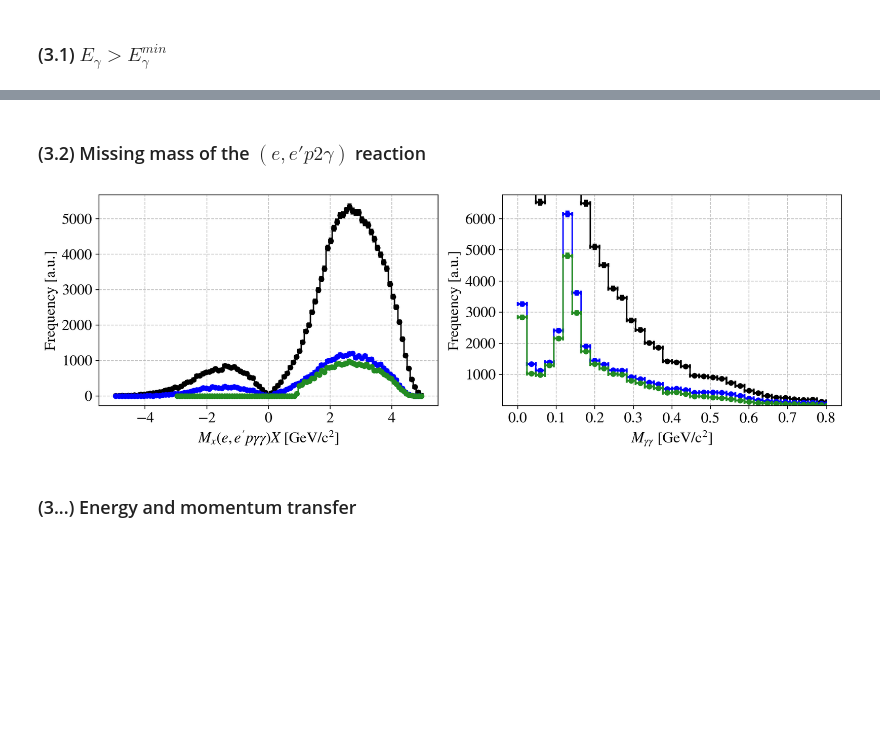
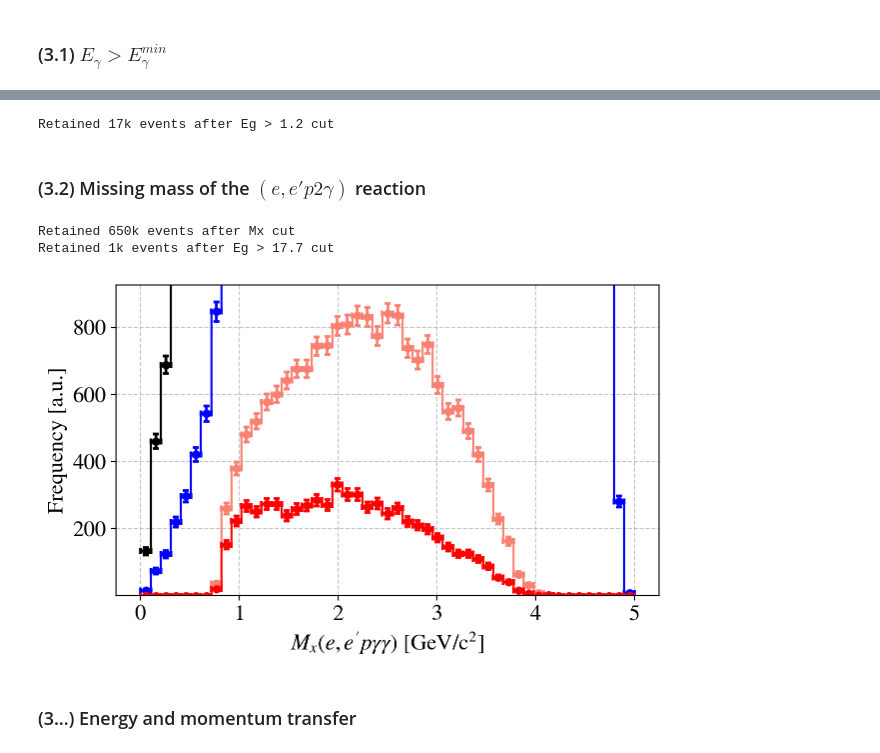
Before and after one commit to erezcoh4/CLAS12_BranchingRatios_Analysis, a Jupyter notebook: PythonAnalysis/InvariantMass_2gammas/FirstLookAtInvariantMass.ipynb, the cells around one changed output, grey strips where cells are left out. Drawn from its saved outputs; the diff is of its cells as text; code cells hidden in the pictures; blank space fills up the shorter version.

```diff
--- a/PythonAnalysis/InvariantMass_2gammas/FirstLookAtInvariantMass.ipynb
+++ b/PythonAnalysis/InvariantMass_2gammas/FirstLookAtInvariantMass.ipynb
@@ -112,5 +124,5 @@ plt.bar(Mx[idx_v_min:-1], h_after_cuts[idx_v_min:-1], color='forestgreen', width
 # %%
-beta_min, beta_max = 0.9,1.1
+Mx_min = 0.939
 data_after_Mx_cuts = data_after_cuts[ Mx_min < data_after_cuts["M_x_deep2g"]]
 print('Retained %dk events after Mx cut'%(len(data_after_Mx_cuts)/1000))
 # %% [output]
@@ -144,8 +165,8 @@ set_axes(ax,'$M_{\gamma\gamma}$ [GeV/c$^2$]','Frequency [a.u.]',fontsize=16,do_a
 # %% [markdown]
 ### (3.1) $E_\gamma > E_\gamma^{min}$
 # %%
-bins_Mgg=np.linspace(0,0.8,35)
-Eg_min = 1.0
+bins_Mgg=np.linspace(0,0.8,50)
+Eg_min = 0.6
 
 x = data_after_Mx_cuts["g1_E"]
 y = data_after_Mx_cuts["g2_E"]
@@ -178,31 +323,54 @@ set_axes(ax,'$M_{\gamma\gamma}$ [GeV/c$^2$]','Frequency [a.u.]',fontsize=16,do_a
+# %%
+Eg_min = 1.2 # GeV
+data_after_Eg_min_cut = data_after_Mx_cuts[(data_after_Mx_cuts["g1_E"] > Eg_min) & (data_after_Mx_cuts["g2_E"] > Eg_min)]
+print('Retained %dk events after Eg > %0.1f cut'%(len(data_after_Eg_min_cut)/1000,Eg_min))# Eg_min_arr
+# %% [output]
+Retained 17k events after Eg > 1.2 cut
 # %% [markdown]
 ### (3.2) Missing mass of the $(e,e'p2\gamma)$ reaction
+# %%
+Mx_min = 0.8
+data_after_Mx_cuts = data_after_cuts[ Mx_min < data_after_cuts["M_x_deep2g"]]
+print('Retained %dk events after Mx cut'%(len(data_after_Mx_cuts)/1000))
+
+Eg_min = 1.2 # GeV
+data_after_Eg_min_cut = data_after_Mx_cuts[(data_after_Mx_cuts["g1_E"] > Eg_min) & (data_after_Mx_cuts["g2_E"] > Eg_min)]
+print('Retained %dk events after Eg > %0.1f cut'%(Eg_min,len(data_after_Eg_min_cut)/1000))
+
+data_after_h_Mgg_pi0_cut = data_after_Eg_min_cut[(pi0_Mmin < data_after_Eg_min_cut["Mgg"]) & (data_after_Eg_min_cut["Mgg"] < pi0_Mmax)]
+# %% [output]
+Retained 650k events after Mx cut
+Retained 1k events after Eg > 17.7 cut
 # %%
 var = "M_x_deep2g"
-
-
+bins=np.linspace(0,5,50)
 
 fig = plt.figure(figsize=(12,4),tight_layout=True)
 ax = fig.add_subplot(1,2,1)
-h = plot_step_hist(data[var],bins=np.linspace(-5,5,100));
-x = data_after_cuts[var]
-h = plot_step_hist(x,bins=np.linspace(-5,5,100),color='b');
-set_axes(ax,"$M_x(e,e'p\gamma\gamma)X$ [GeV/c$^2$]",'Frequency [a.u.]',fontsize=16,do_add_grid=True);
-var_min = 0.940
-h = plot_step_hist(x[x>var_min],bins=np.linspace(-3,5,100),color='forestgreen');
+h = plot_step_hist(data[var],bins=bins);
+h = plot_step_hist(data_after_cuts[var],bins=bins,color='b');
+h_Eg_min_cut = plot_step_hist(data_after_Eg_min_cut[var],  bins=bins, color='salmon');
 
 
-data_sliced = data_after_cuts[data_after_cuts[var] > var_min]
-var = "Mgg"
-ax = fig.add_subplot(1,2,2)
-h_all = plot_step_hist(data[var],            bins=bins_Mgg ,color='k');
-h_cut = plot_step_hist(data_after_cuts[var], bins=bins_Mgg, color='b');
-h_sliced = plot_step_hist(data_sliced[var],  bins=bins_Mgg, color='forestgreen');
-ymax = np.max(h_cut)
-set_axes(ax,'$M_{\gamma\gamma}$ [GeV/c$^2$]','Frequency [a.u.]',fontsize=16,do_add_grid=True, ylim=(5,1.1*ymax));
+h_Mgg_pi0 = plot_step_hist(data_after_h_Mgg_pi0_cut[var],  bins=bins, color='red');
+
+set_axes(ax,"$M_x(e,e'p\gamma\gamma)$ [GeV/c$^2$]",'Frequency [a.u.]',fontsize=16,do_add_grid=True,ylim=(1,1.1*np.max(h_Eg_min_cut)));
+var_min = 0.940
 # ax.set_yscale('log')
+# h = plot_step_hist(x[x>var_min],bins=np.linspace(-3,5,100),color='forestgreen');
+
+
+# data_sliced = data_after_cuts[data_after_cuts[var] > var_min]
+# var = "Mgg"
+# ax = fig.add_subplot(1,2,2)
+# h_all = plot_step_hist(data[var],            bins=bins_Mgg ,color='k');
+# h_cut = plot_step_hist(data_after_cuts[var], bins=bins_Mgg, color='b');
+# h_sliced = plot_step_hist(data_sliced[var],  bins=bins_Mgg, color='forestgreen');
+# ymax = np.max(h_cut)
+# set_axes(ax,'$M_{\gamma\gamma}$ [GeV/c$^2$]','Frequency [a.u.]',fontsize=16,do_add_grid=True, ylim=(5,1.1*ymax));
+# ax.set_yscale('log')
 # %% [output]
-[figure, old version]
+[figure, new version]
 # %% [markdown]
 ### (3...) Energy and momentum transfer
 # %%
```
Also changed, not shown: parts of 21 cells of this notebook, 7 other files.
